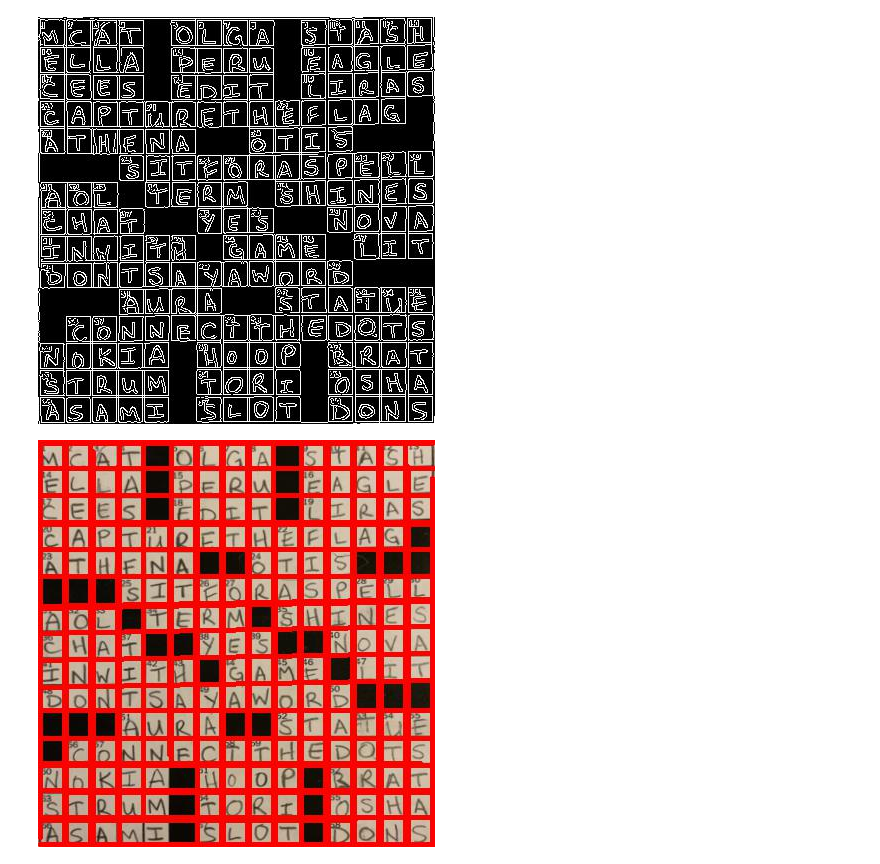
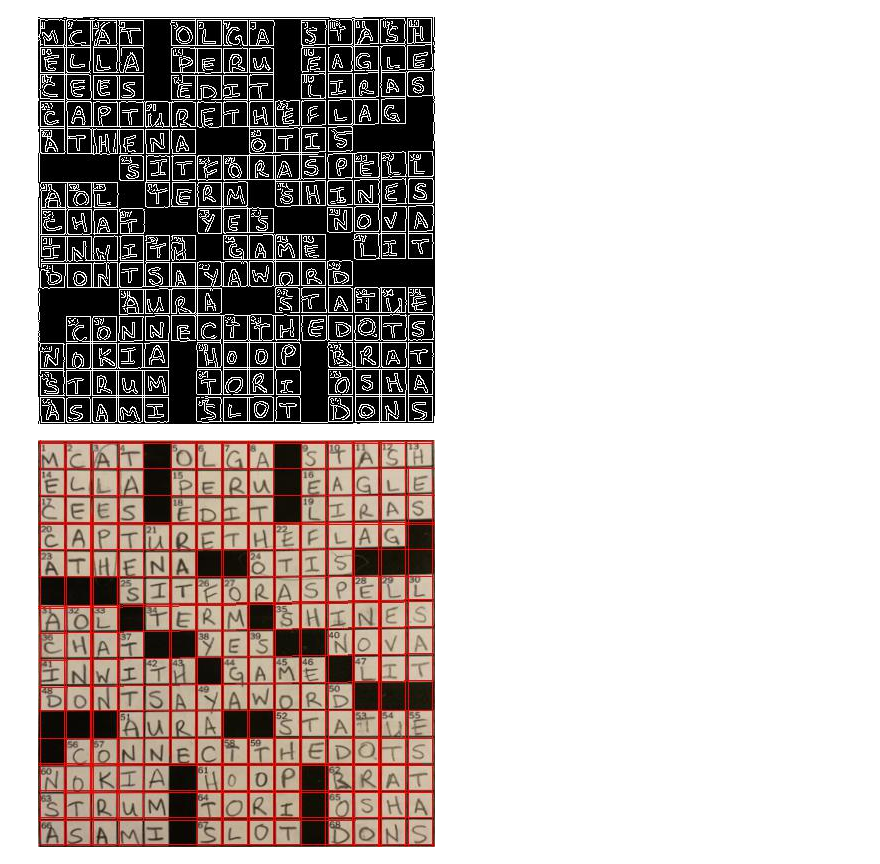
Before and after one commit to bertwagner/nyt_print_crossword_checker, a Jupyter notebook: ml_model/notebooks/10-bw-process-raw-images.ipynb, the cells around one changed output. Saved outputs shown, nothing was run; the diff lists cells and outputs as text; code cells hidden in the pictures.

Commit message:
change line width

```diff
--- a/ml_model/notebooks/10-bw-process-raw-images.ipynb
+++ b/ml_model/notebooks/10-bw-process-raw-images.ipynb
@@ -111,17 +111,17 @@ showarray(edges)
 # %%
 lines = cv2.HoughLinesP(edges, 1, np.pi/180, 150, None, 5, 5000)
 lined = warped.copy()
 
 for line in lines:
     x1, y1, x2, y2 = line[0]
     # filter out non-vertical  and non horizontal lines
     angle = np.abs(np.arctan2(y2 - y1, x2 - x1) * 180. / np.pi)
 
     if (angle >=0 and angle <= 10) or (angle >= 80 and angle <= 100):
-        cv2.line(lined, (x1, y1), (x2, y2), (255, 0, 0), 3)
+        cv2.line(lined, (x1, y1), (x2, y2), (255, 0, 0), 1)
 
 showarray(lined)
 # %% [output]
-[figure, old version]
+[figure, new version]
 # %%
 # calculate average size box widths and heights, crop image
```
